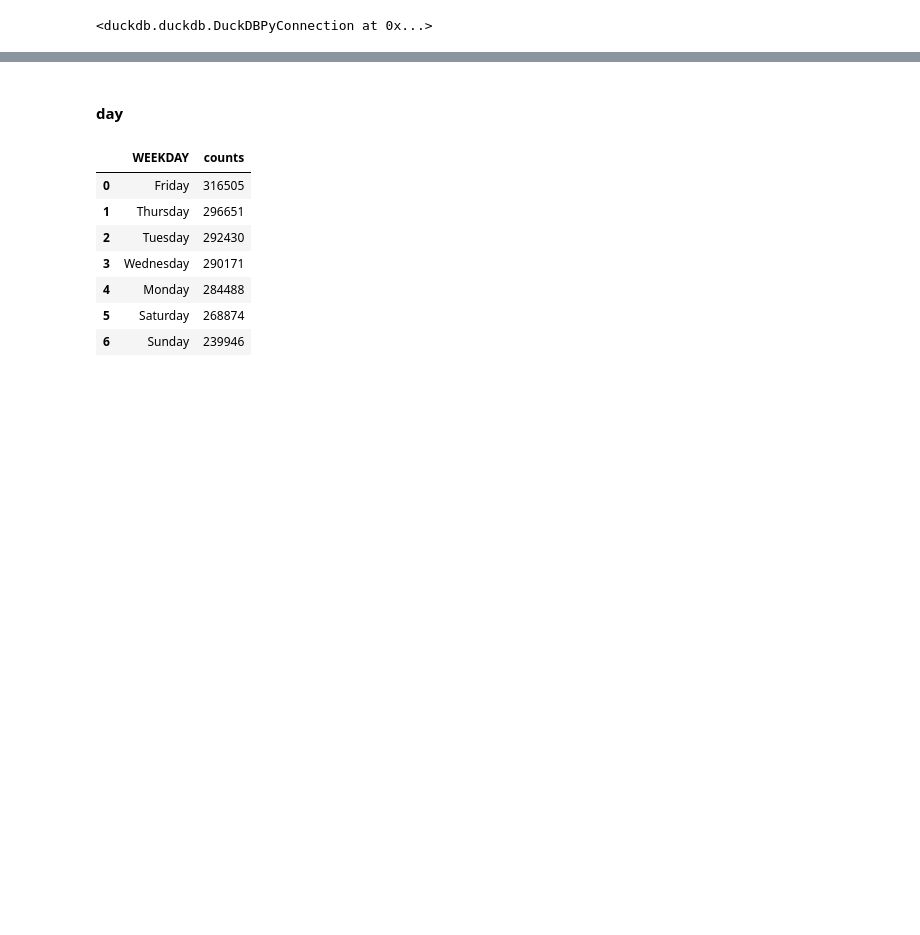
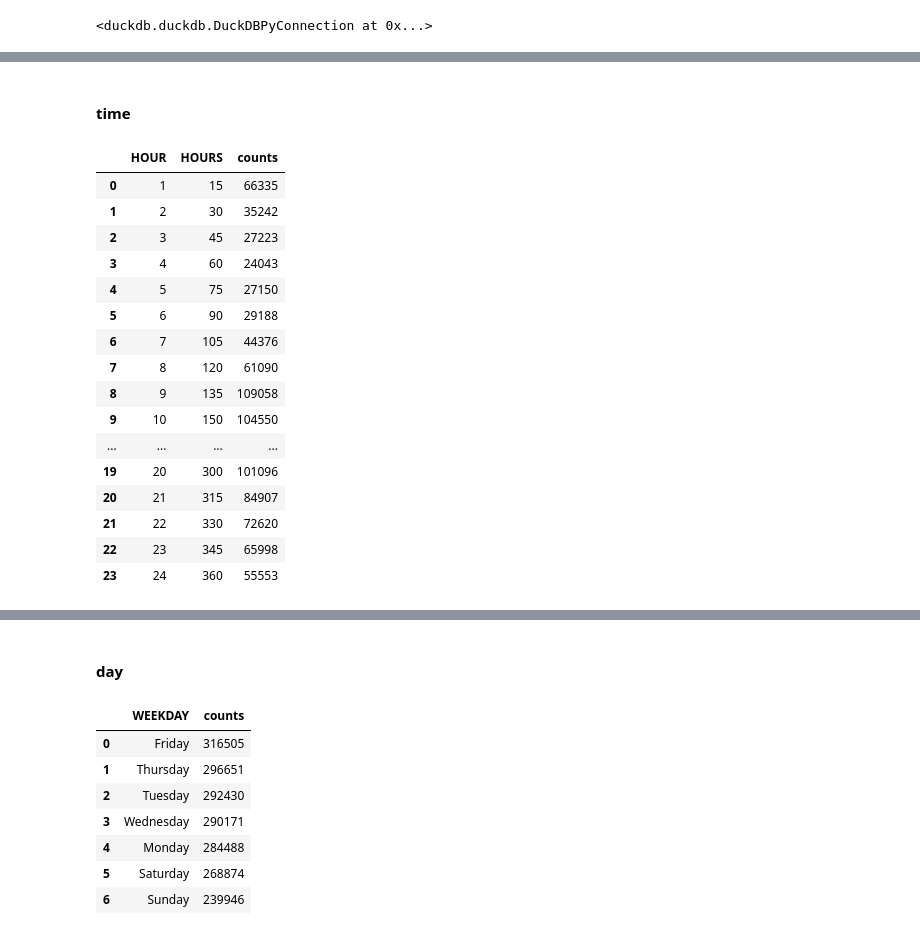
Before and after one commit to SNgere/Dash, a Jupyter notebook: lab.ipynb, the cells around one changed output, grey strips where cells are left out. Drawn from its saved outputs; the diff is of its cells as text; code cells hidden in the pictures; blank space fills up the shorter version.

```diff
--- a/lab.ipynb
+++ b/lab.ipynb
@@ -41,2 +53,33 @@ df.head()
 # %%
 df.shape
+# %% [markdown]
+#### time
+# %%
+df = con.execute("""
+    SELECT
+        (HOUR+1) AS HOUR,
+        COUNT(*) AS counts
+    FROM crashes
+    GROUP BY HOUR
+    ORDER BY HOUR
+""").df()
+
+df.head(25)
+# %% [output]
+|  | HOUR | HOURS | counts |
+| 0 | 1 | 15 | 66335 |
+| 1 | 2 | 30 | 35242 |
+| 2 | 3 | 45 | 27223 |
+| 3 | 4 | 60 | 24043 |
+| 4 | 5 | 75 | 27150 |
+| 5 | 6 | 90 | 29188 |
+| 6 | 7 | 105 | 44376 |
+| 7 | 8 | 120 | 61090 |
+| 8 | 9 | 135 | 109058 |
+| 9 | 10 | 150 | 104550 |
+| ... | ... | ... | ... |
+| 19 | 20 | 300 | 101096 |
+| 20 | 21 | 315 | 84907 |
+| 21 | 22 | 330 | 72620 |
+| 22 | 23 | 345 | 65998 |
+| 23 | 24 | 360 | 55553 |
```
Also changed, not shown: parts of 8 cells of this notebook, 5 other files.
